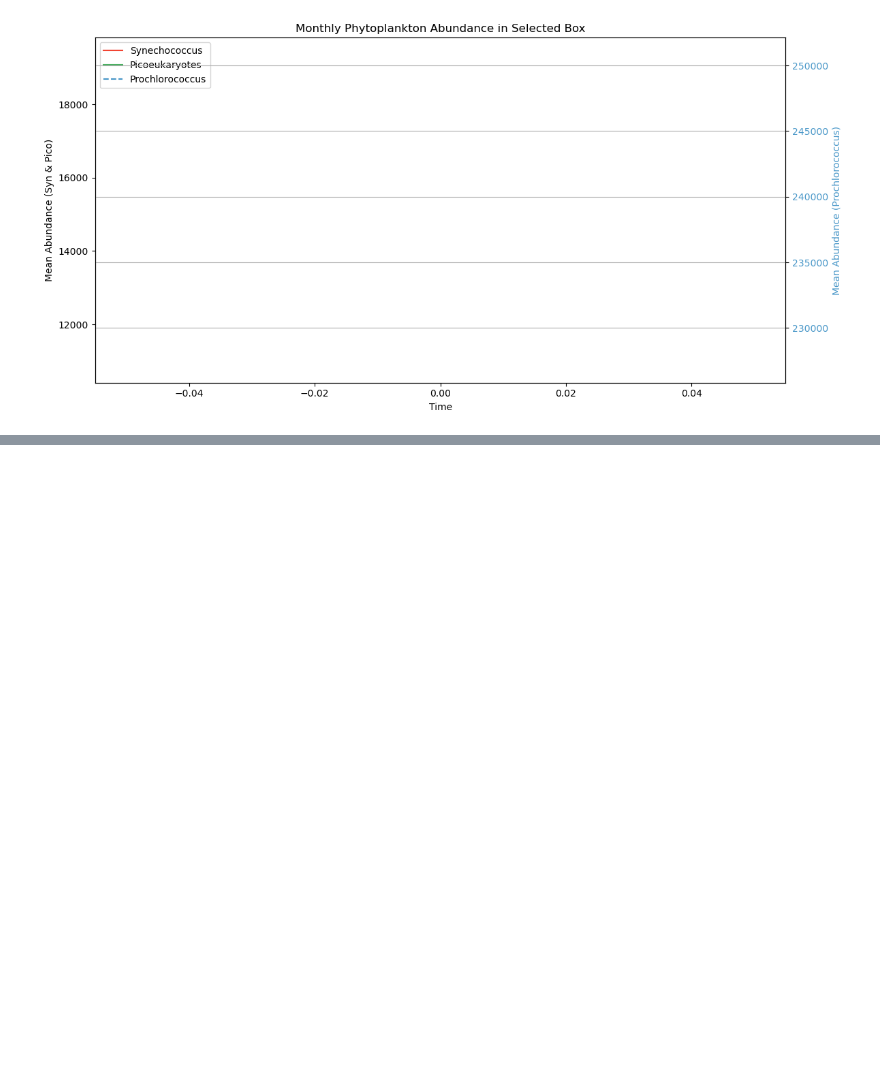
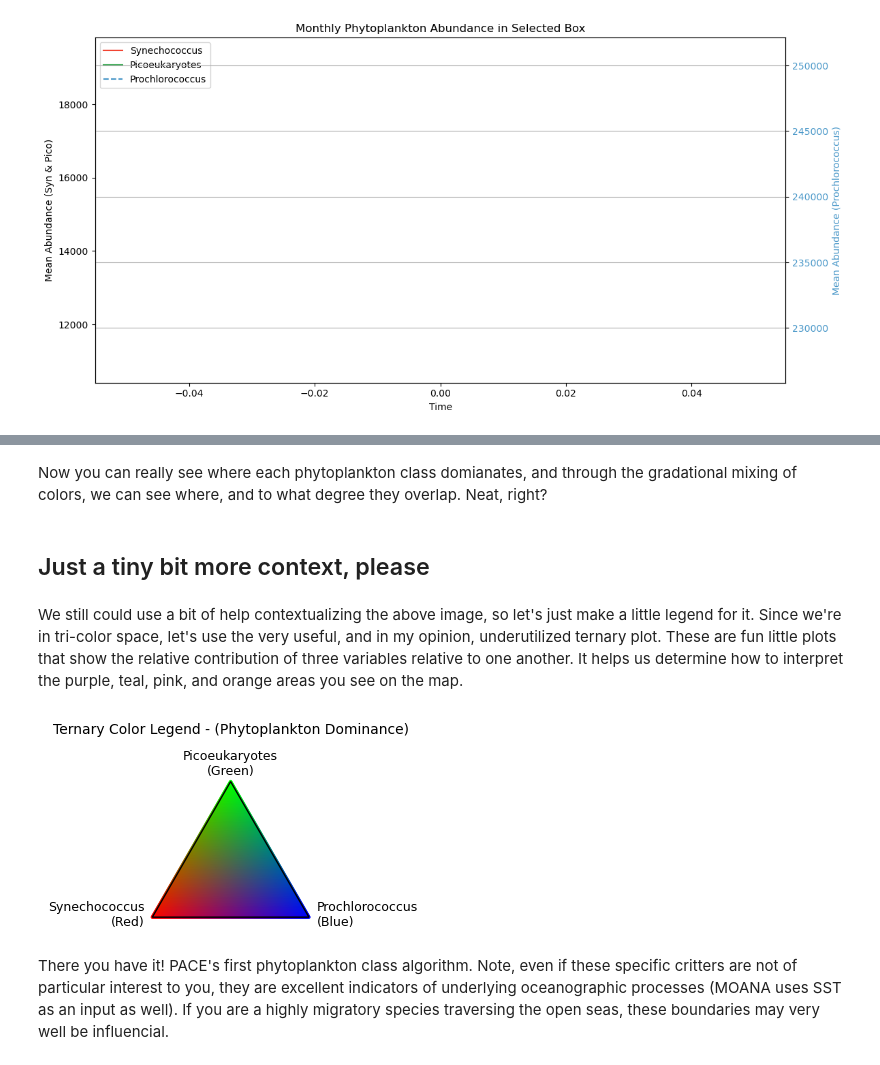
Before and after one commit to nmfs-opensci/EDMW-EarthData-Workshop-2025, a Jupyter notebook: tutorials/python/Tutorial_3_moana.ipynb, the cells around one changed output, grey strips where cells are left out. Saved outputs shown, nothing was run; the diff lists cells and outputs as text; code cells hidden in the pictures; blank space fills up the shorter version.

```diff
--- a/tutorials/python/Tutorial_3_moana.ipynb
+++ b/tutorials/python/Tutorial_3_moana.ipynb
@@ -311,0 +229,51 @@ plt.show()
+# %% [markdown]
+Now you can really see where each phytoplankton class domianates, and through the gradational mixing of colors, we can see where, and to what degree they overlap. Neat, right?
+# %% [markdown]
+## Just a tiny bit more context, please
+# %% [markdown]
+We still could use a bit of help contextualizing the above image, so let's just make a little legend for it. Since we're in tri-color space, let's use the very useful, and in my opinion, underutilized ternary plot. These are fun little plots that show the relative contribution of three variables relative to one another. It helps us determine how to interpret the purple, teal, pink, and orange areas you see on the map.
+# %%
+from matplotlib.patches import Polygon
+
+# Define triangle vertices (RGB space: R=Syn, G=Pico, B=Pro)
+triangle = np.array([
+    [0.5, np.sqrt(3)/2],  # top = Pico (Green)
+    [0, 0],               # bottom left = Syn (Red)
+    [1, 0]                # bottom right = Pro (Blue)
+])
+
+# Create barycentric coordinates for triangle
+res = 150
+bary_coords = np.array([
+    [i / res, j / res, 1 - i / res - j / res]
+    for i in range(res + 1)
+    for j in range(res + 1 - i)
+])
+rgb_vals = bary_coords[:, [1, 0, 2]]  # R=Syn, G=Pico, B=Pro
+rgb_vals = np.clip(rgb_vals, 0, 1)
+
+# Convert to triangle (x, y) coordinates
+xy_coords = (bary_coords[:, 0:1] * triangle[0] +
+             bary_coords[:, 1:2] * triangle[1] +
+             bary_coords[:, 2:3] * triangle[2])
+
+# Plot the ternary color key
+fig, ax = plt.subplots(figsize=(4, 4))
+ax.set_aspect('equal')
+ax.axis('off')
+
+ax.scatter(xy_coords[:, 0], xy_coords[:, 1], c=rgb_vals, s=2)
+ax.add_patch(Polygon(triangle, closed=True, edgecolor='black', fill=False))
+
+# Labels
+ax.text(0.5, np.sqrt(3)/2 + 0.05, "Picoeukaryotes\n(Green)", ha='center', fontsize=9)
+ax.text(-0.05, -0.05, "Synechococcus\n(Red)", ha='right', fontsize=9)
+ax.text(1.05, -0.05, "Prochlorococcus\n(Blue)", ha='left', fontsize=9)
+
+plt.title("Ternary Color Legend - (Phytoplankton Dominance)", fontsize=10, pad=30)
+plt.tight_layout()
+plt.show()
+# %% [output]
+[figure, added]
+# %% [markdown]
+There you have it! PACE's first phytoplankton class algorithm. Note, even if these specific critters are not of particular interest to you, they are excellent indicators of underlying oceanographic processes (MOANA uses SST as an input as well). If you are a highly migratory species traversing the open seas, these boundaries may very well be influencial.
```
Also changed, not shown: parts of 14 cells of this notebook, 1 other file.
